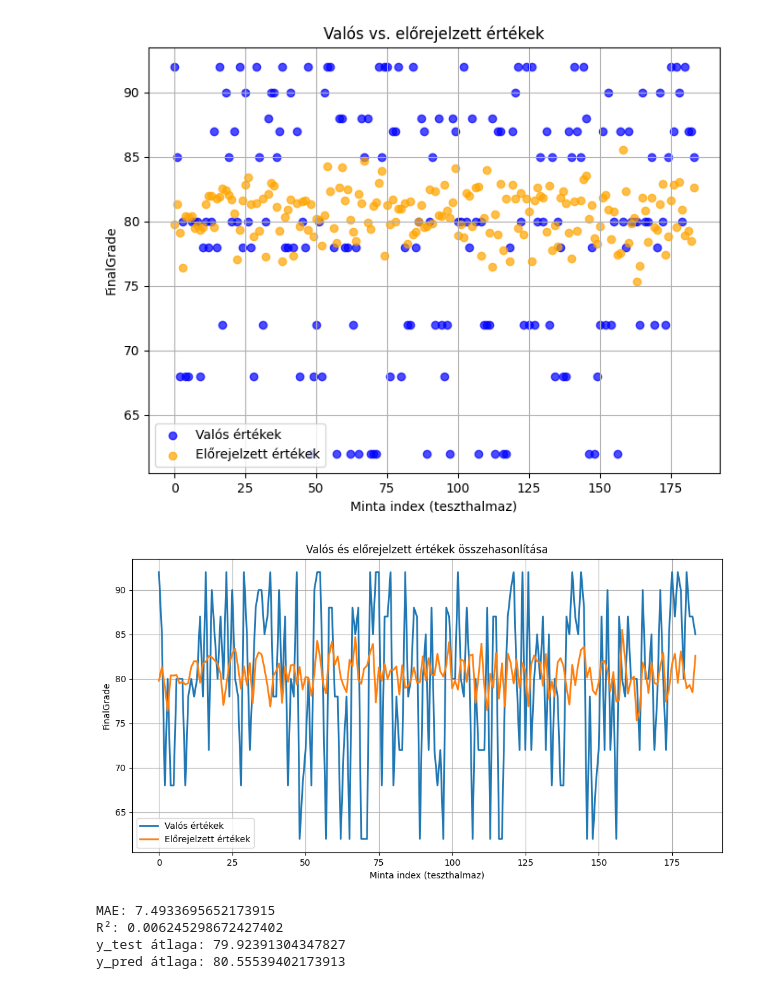
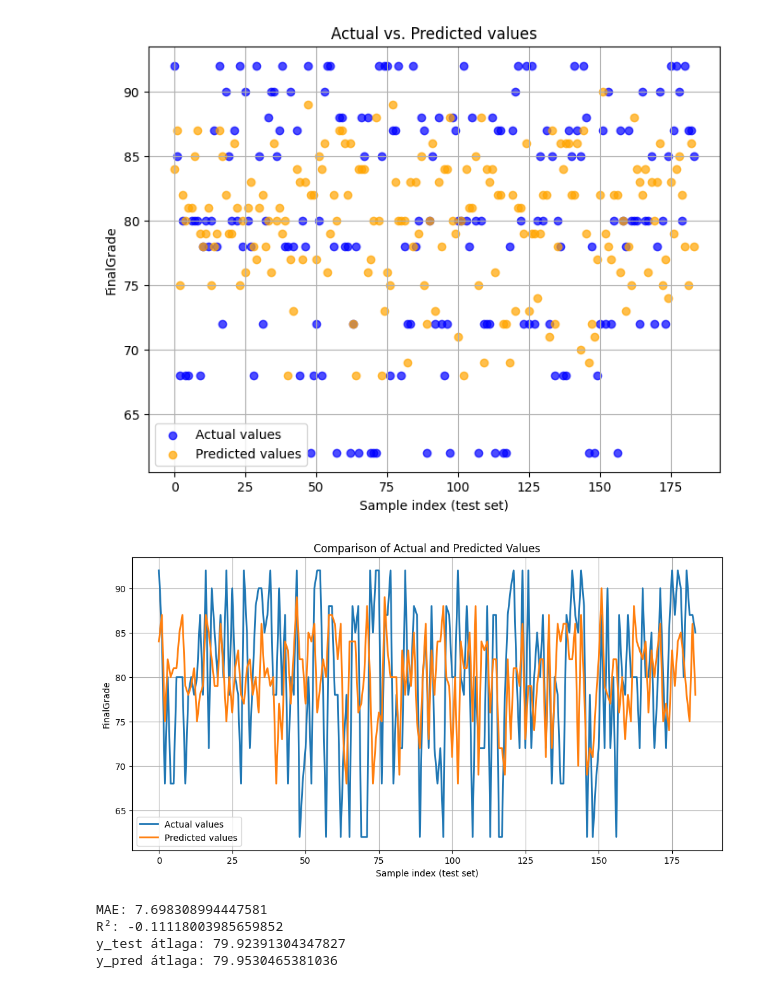
Before and after one commit to berekmeri/SPO8B4-kutmod, a Jupyter notebook: Sajat_kutatas/student_performance.ipynb, the cells around one changed output. Saved outputs shown, nothing was run; the diff lists cells and outputs as text; code cells hidden in the pictures.

```diff
--- a/Sajat_kutatas/student_performance.ipynb
+++ b/Sajat_kutatas/student_performance.ipynb
@@ -57,6 +61,8 @@ df.loc[:, "Online Classes Taken"] = df["Online Classes Taken"].fillna(0).astype(
 
 # StudentID és Name csak azonosító, nem kell a modellnek
 df = df.dropna(subset=["FinalGrade"])
+df = df.drop(columns=["ExtracurricularActivities", "Study Hours","StudyHoursPerWeek","Attendance (%)"])
+
 df_model = df.drop(columns=["StudentID", "Name"])
 
 df_model = pd.get_dummies(df_model, drop_first=True)
@@ -71,7 +77,7 @@ X_train, X_test, y_train, y_test = train_test_split(
 )
 # %%
 rf = RandomForestRegressor(
-    n_estimators=800,
+    n_estimators=300,
     max_depth=None,
     min_samples_split=2,
     min_samples_leaf=1,
@@ -83,3 +89,4 @@ rf = RandomForestRegressor(
 
 rf.fit(X_train, y_train)
 y_pred = rf.predict(X_test)
+y_pred = np.round(y_pred).astype(int)
@@ -86,38 +109,35 @@ y_pred = rf.predict(X_test)
 # %%
-import matplotlib.pyplot as plt
-
 plt.figure(figsize=(8, 6))
 
-# Valós értékek
 plt.scatter(range(len(y_test)), y_test,
-            color="blue", label="Valós értékek", alpha=0.7)
+            color="blue", label="Actual values", alpha=0.7)
 
-# Előrejelzett értékek (kicsit jobbra tolva, hogy átlátható legyen)
+# Predicted values (shifted slightly to the right for clarity)
 plt.scatter(range(len(y_pred)), y_pred,
-            color="orange", label="Előrejelzett értékek", alpha=0.7)
+            color="orange", label="Predicted values", alpha=0.7)
 
-plt.xlabel("Minta index (teszthalmaz)")
+plt.xlabel("Sample index (test set)")
 plt.ylabel("FinalGrade")
-plt.title("Valós vs. előrejelzett értékek")
+plt.title("Actual vs. Predicted values")
 plt.legend()
 plt.grid(True)
 plt.show()
 # %% [output]
-[figure, old version]
+[figure, new version]
 # %%
 plt.figure(figsize=(12, 6))
 
-plt.plot(y_test.values, label="Valós értékek", linewidth=2)
-plt.plot(y_pred, label="Előrejelzett értékek", linewidth=2)
+plt.plot(y_test.values, label="Actual values", linewidth=2)
+plt.plot(y_pred, label="Predicted values", linewidth=2)
 
-plt.xlabel("Minta index (teszthalmaz)")
+plt.xlabel("Sample index (test set)")
 plt.ylabel("FinalGrade")
-plt.title("Valós és előrejelzett értékek összehasonlítása")
+plt.title("Comparison of Actual and Predicted Values")
 plt.legend()
 plt.grid(True)
 plt.show()
 # %% [output]
-[figure, old version]
+[figure, new version]
 # %%
 from sklearn.metrics import mean_absolute_error, r2_score
 
@@ -131,7 +151,7 @@ print("R²:", r2)
 print("y_test átlaga:", y_test.mean())
 print("y_pred átlaga:", y_pred.mean())
 # %% [output]
-MAE: 7.4933695652173915
-R²: 0.006245298672427402
+MAE: 7.698308994447581
+R²: -0.11118003985659852
 y_test átlaga: 79.92391304347827
-y_pred átlaga: 80.55539402173913
+y_pred átlaga: 79.9530465381036
```
Also changed, not shown: parts of 7 cells of this notebook, 8 other files.
